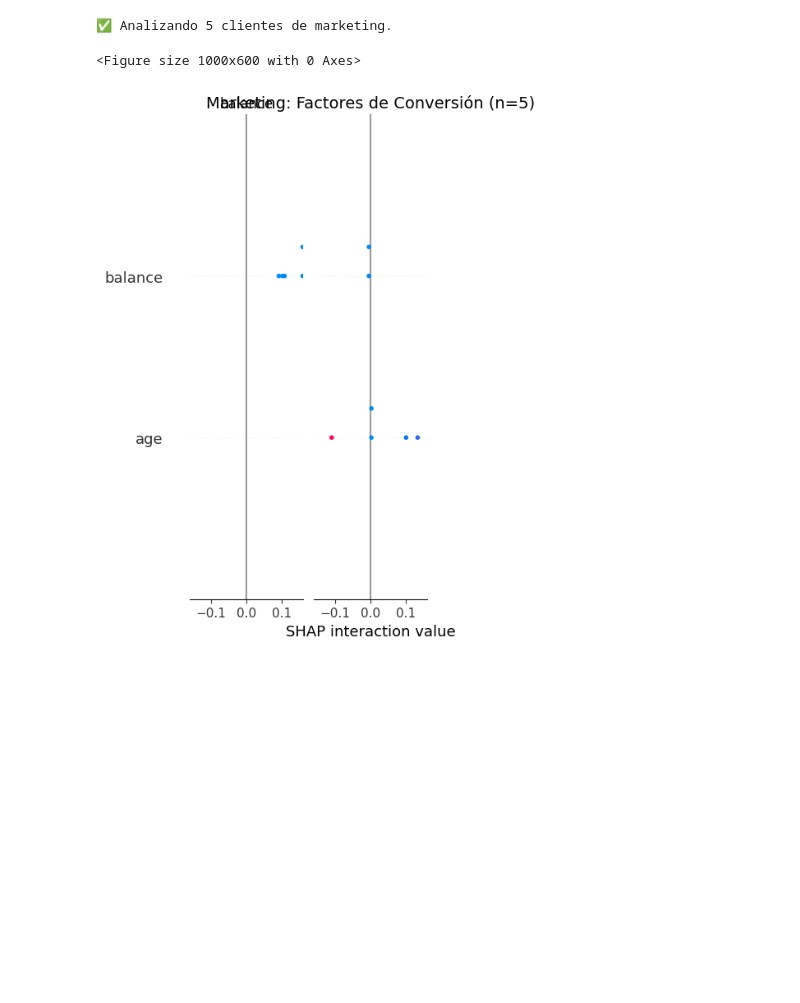
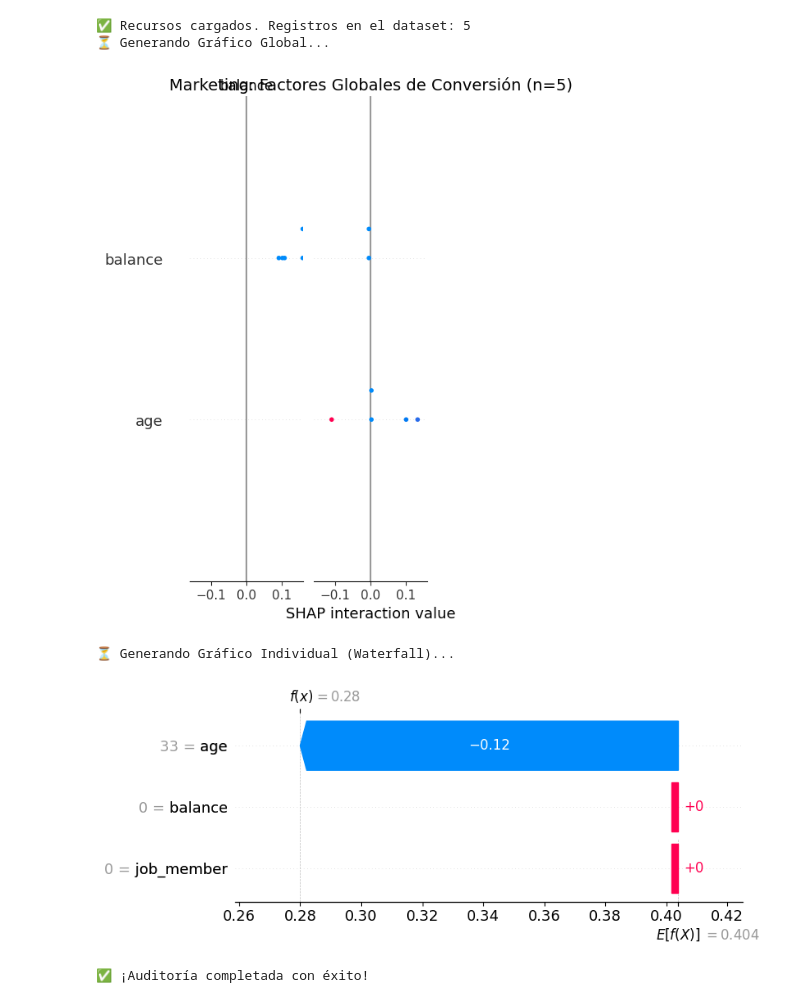
Before and after one commit to chema74/IA_Especialista, a Jupyter notebook: notebooks/datos/caso_marketing/S4_marketing_interpretacion.ipynb, the cells around one changed output. Drawn from its saved outputs; the diff is of its cells as text; code cells hidden in the pictures; blank space fills up the shorter version.

```diff
--- a/notebooks/datos/caso_marketing/S4_marketing_interpretacion.ipynb
+++ b/notebooks/datos/caso_marketing/S4_marketing_interpretacion.ipynb
@@ -10,34 +10,61 @@ En este bloque, analizamos el modelo de **Propensión de Compra**. La IA ha clas
 # %%
 import pandas as pd
 import joblib
 import shap
 import matplotlib.pyplot as plt
 
-# 1. CARGA DE RECURSOS
-modelo_mkt = joblib.load('../../../models/modelo_marketing_optimizado_v2.pkl')
-df_mkt = pd.read_csv('../../../data/processed/marketing_limpio.csv')
+# 1. CARGA DE RECURSOS (Rutas relativas estándar)
+path_mod = '../../../models/modelo_marketing_optimizado_v2.pkl'
+path_dat = '../../../data/processed/marketing_limpio.csv'
 
-# 2. ALINEACIÓN Y MUESTREO DINÁMICO
-cols = modelo_mkt.feature_names_in_
-X_mkt_all = df_mkt.reindex(columns=cols, fill_value=0)
+try:
+    modelo_mkt = joblib.load(path_mod)
+    df_mkt = pd.read_csv(path_dat)
+    print(f"✅ Recursos cargados. Registros en el dataset: {len(df_mkt)}")
 
-# [Especialista]: Si el dataset es pequeño, usamos todo. Si es grande, limitamos a 500.
-n_muestras = min(len(X_mkt_all), 500)
-X_mkt = X_mkt_all.sample(n=n_muestras, random_state=42)
-print(f"✅ Analizando {n_muestras} clientes de marketing.")
+    # 2. ALINEACIÓN Y MUESTREO (Imprescindible para que SHAP no dé error)
+    cols = modelo_mkt.feature_names_in_
+    X_mkt_all = df_mkt.reindex(columns=cols, fill_value=0)
 
-# 3. INTERPRETACIÓN SHAP
-explainer = shap.TreeExplainer(modelo_mkt)
-shap_values = explainer.shap_values(X_mkt, check_additivity=False)
+    # Tomamos 50 registros para tener una visión clara sin ralentizar el PC
+    n_muestras = min(len(X_mkt_all), 50)
+    X_mkt = X_mkt_all.sample(n=n_muestras, random_state=42)
 
-# 4. GRÁFICO
-plt.figure(figsize=(10, 6))
-v_plot = shap_values[1] if isinstance(shap_values, list) else shap_values
-shap.summary_plot(v_plot, X_mkt, show=False)
+    # 3. AUDITORÍA GLOBAL (Summary Plot)
+    # [Especialista]: El bosque completo. ¿Qué importa en general?
+    explainer_global = shap.TreeExplainer(modelo_mkt)
+    shap_values_global = explainer_global.shap_values(X_mkt)
 
-plt.title(f"Marketing: Factores de Conversión (n={n_muestras})", fontsize=14)
-plt.show()
+    # Si es una lista (clasificación), tomamos el índice [1] que es "Compra"
+    v_plot = shap_values_global[1] if isinstance(shap_values_global, list) else shap_values_global
+
+    print("⏳ Generando Gráfico Global...")
+    shap.summary_plot(v_plot, X_mkt, show=False)
+    plt.title(f"Marketing: Factores Globales de Conversión (n={n_muestras})", fontsize=14)
+    plt.show()
+
+    # 4. AUDITORÍA INDIVIDUAL (Waterfall Plot)
+    # [Especialista]: El microscopio. ¿Por qué este cliente concreto?
+    print("⏳ Generando Gráfico Individual (Waterfall)...")
+
+    # Creamos el objeto 'Explanation' moderno
+    explainer_local = shap.Explainer(modelo_mkt, X_mkt)
+    exp = explainer_local(X_mkt)
+
+    # NO usamos plt.figure() aquí para evitar el cuadro blanco "fantasma"
+    # [0, :, 1] -> Cliente nº0, Impacto en la Clase 1 (COMPRA)
+    shap.plots.waterfall(exp[0, :, 1], max_display=10)
+
+    print("✅ ¡Auditoría completada con éxito!")
+
+except FileNotFoundError:
+    print("❌ Error: No se encuentran los archivos. Revisa las rutas.")
+except Exception as e:
+    print(f"❌ Error inesperado: {e}")
 # %% [output]
-✅ Analizando 5 clientes de marketing.
+✅ Recursos cargados. Registros en el dataset: 5
+⏳ Generando Gráfico Global...
+[figure, new version]
-<Figure size 1000x600 with 0 Axes>
+⏳ Generando Gráfico Individual (Waterfall)...
-[figure, old version]
+[figure, added]
+✅ ¡Auditoría completada con éxito!
```
Also changed, not shown: parts of 4 cells of this notebook, 1 other file.
